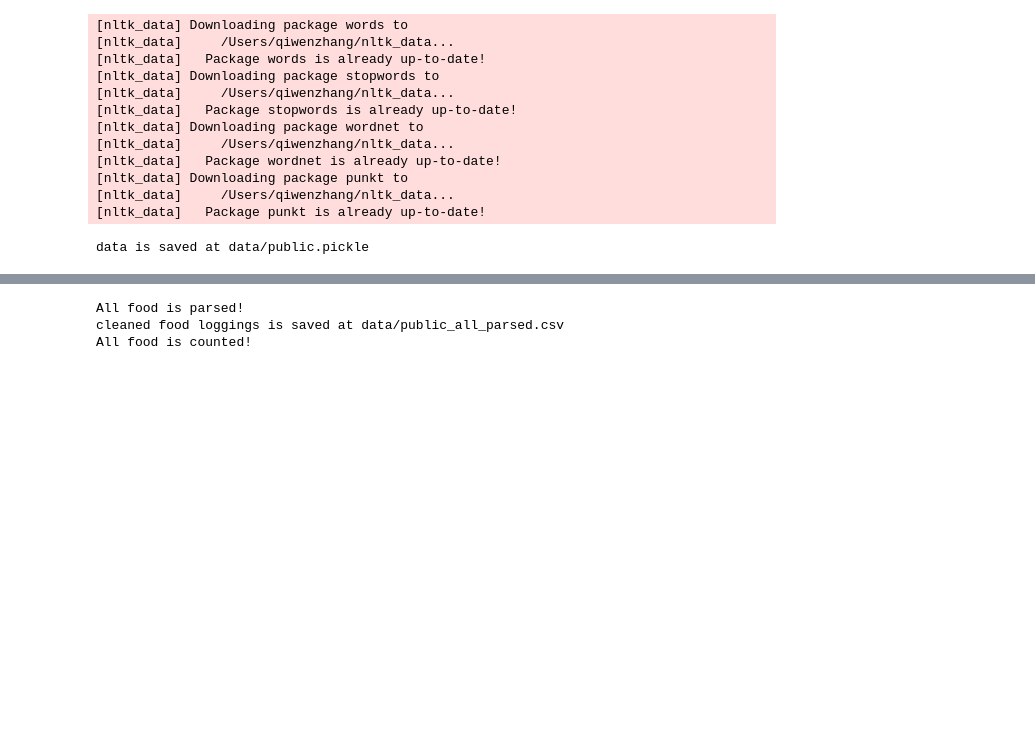
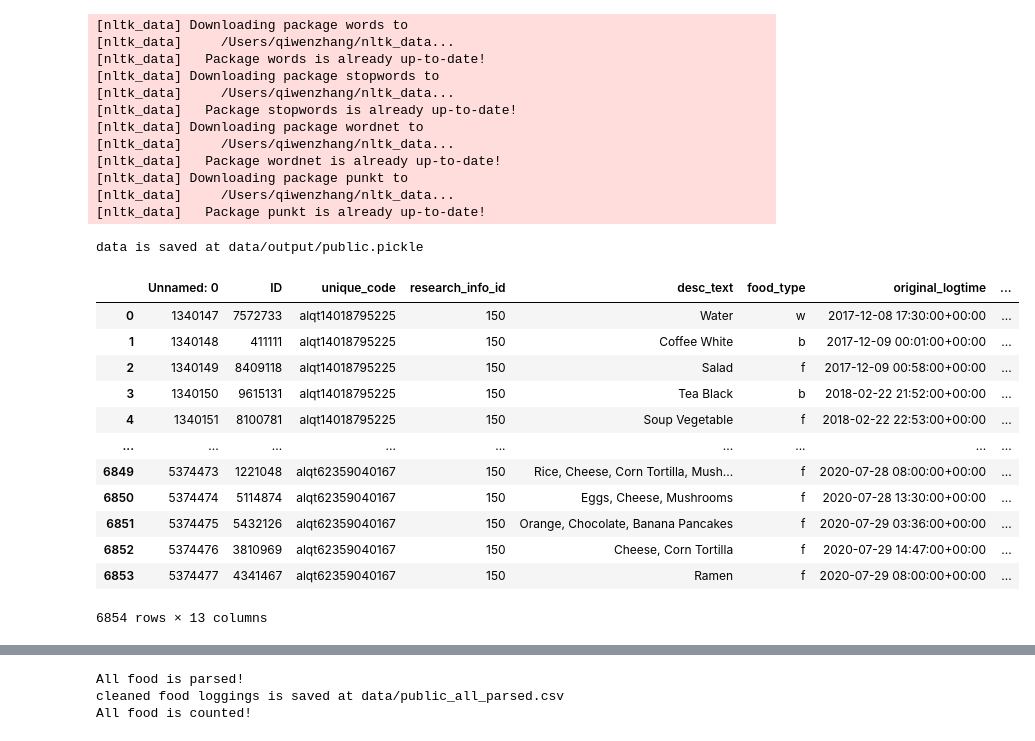
Before and after one commit to tktran11/treets, a Jupyter notebook: 00_core.ipynb, the cells around one changed output, grey strips where cells are left out. Cells and saved outputs as stored; diff of their text form; code cells hidden in the pictures; blank space fills up the shorter version.

Commit message:
update export functionality

```diff
--- a/00_core.ipynb
+++ b/00_core.ipynb
@@ -36,7 +36,7 @@ from datetime import datetime
 from collections import defaultdict
 # %%
 #export
-def load_public_data(in_path, out_path = 'data/public.pickle'):
+def load_public_data(in_path, export = False, out_path = 'data/output/public.pickle'):
     """
     Load public data and output processed data in pickle format.\n
 
@@ -54,7 +54,8 @@ def load_public_data(in_path, out_path = 'data/public.pickle'):
     \n
     @param in_path : input path\n
     @param out_path: output path\n
-    @return: nothing is returned.
+    @param export : whether to save the processed dataframe locally\n
+    @return: processed dataframe
     """
     public_all = pd.read_csv(in_path).drop(columns = ['foodimage_file_name'])
 
@@ -101,14 +102,30 @@ def load_public_data(in_path, out_path = 'data/public.pickle'):
 
     public_all['year'] = public_all.date.apply(lambda d: d.year)
 
-    public_all_pickle_file = open(out_path, 'wb')
-    pickle.dump(public_all, public_all_pickle_file)
-    print('data is saved at {}'.format(out_path))
-    public_all_pickle_file.close()
+    if export == True:
+        public_all_pickle_file = open(out_path, 'wb')
+        pickle.dump(public_all, public_all_pickle_file)
+        print('data is saved at {}'.format(out_path))
+        public_all_pickle_file.close()
+
+    return public_all
 # %%
-load_public_data('data/test_food_details.csv')
+load_public_data('data/test_food_details.csv',export=True)
 # %% [output]
-data is saved at data/public.pickle
+data is saved at data/output/public.pickle
+|  | Unnamed: 0 | ID | unique_code | research_info_id | desc_text | food_type | original_logtime | ... |
+| 0 | 1340147 | 7572733 | alqt14018795225 | 150 | Water | w | 2017-12-08 17:30:00+00:00 | ... |
+| 1 | 1340148 | 411111 | alqt14018795225 | 150 | Coffee White | b | 2017-12-09 00:01:00+00:00 | ... |
+| 2 | 1340149 | 8409118 | alqt14018795225 | 150 | Salad | f | 2017-12-09 00:58:00+00:00 | ... |
+| 3 | 1340150 | 9615131 | alqt14018795225 | 150 | Tea Black | b | 2018-02-22 21:52:00+00:00 | ... |
+| 4 | 1340151 | 8100781 | alqt14018795225 | 150 | Soup Vegetable | f | 2018-02-22 22:53:00+00:00 | ... |
+| ... | ... | ... | ... | ... | ... | ... | ... | ... |
+| 6849 | 5374473 | 1221048 | alqt62359040167 | 150 | Rice, Cheese, Corn Tortilla, Mush... | f | 2020-07-28 08:00:00+00:00 | ... |
+| 6850 | 5374474 | 5114874 | alqt62359040167 | 150 | Eggs, Cheese, Mushrooms | f | 2020-07-28 13:30:00+00:00 | ... |
+| 6851 | 5374475 | 5432126 | alqt62359040167 | 150 | Orange, Chocolate, Banana Pancakes | f | 2020-07-29 03:36:00+00:00 | ... |
+| 6852 | 5374476 | 3810969 | alqt62359040167 | 150 | Cheese, Corn Tortilla | f | 2020-07-29 14:47:00+00:00 | ... |
+| 6853 | 5374477 | 4341467 | alqt62359040167 | 150 | Ramen | f | 2020-07-29 08:00:00+00:00 | ... |
+6854 rows × 13 columns
 # %%
 #export
 def prepare_baseline_and_intervention_usable_data(in_path,
```
Also changed, not shown: parts of 5 cells of this notebook, 10 other files.
